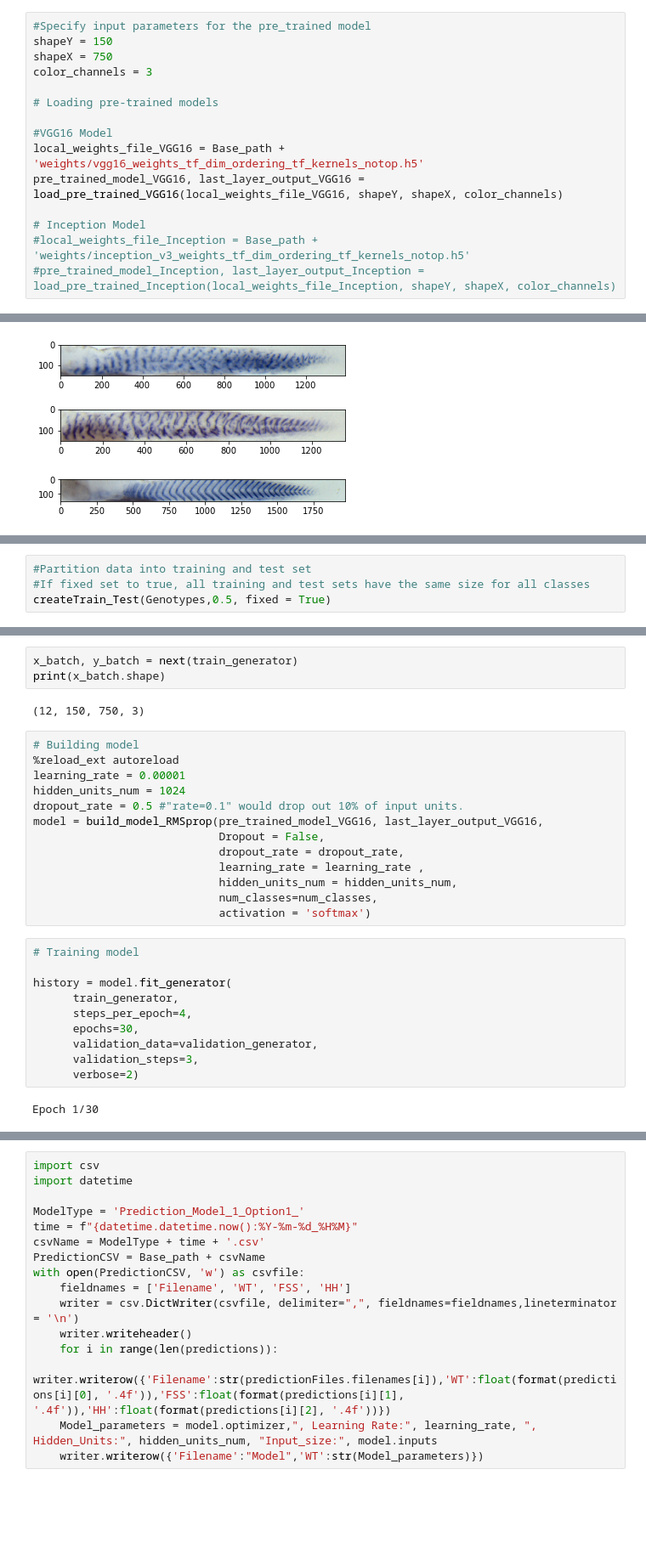
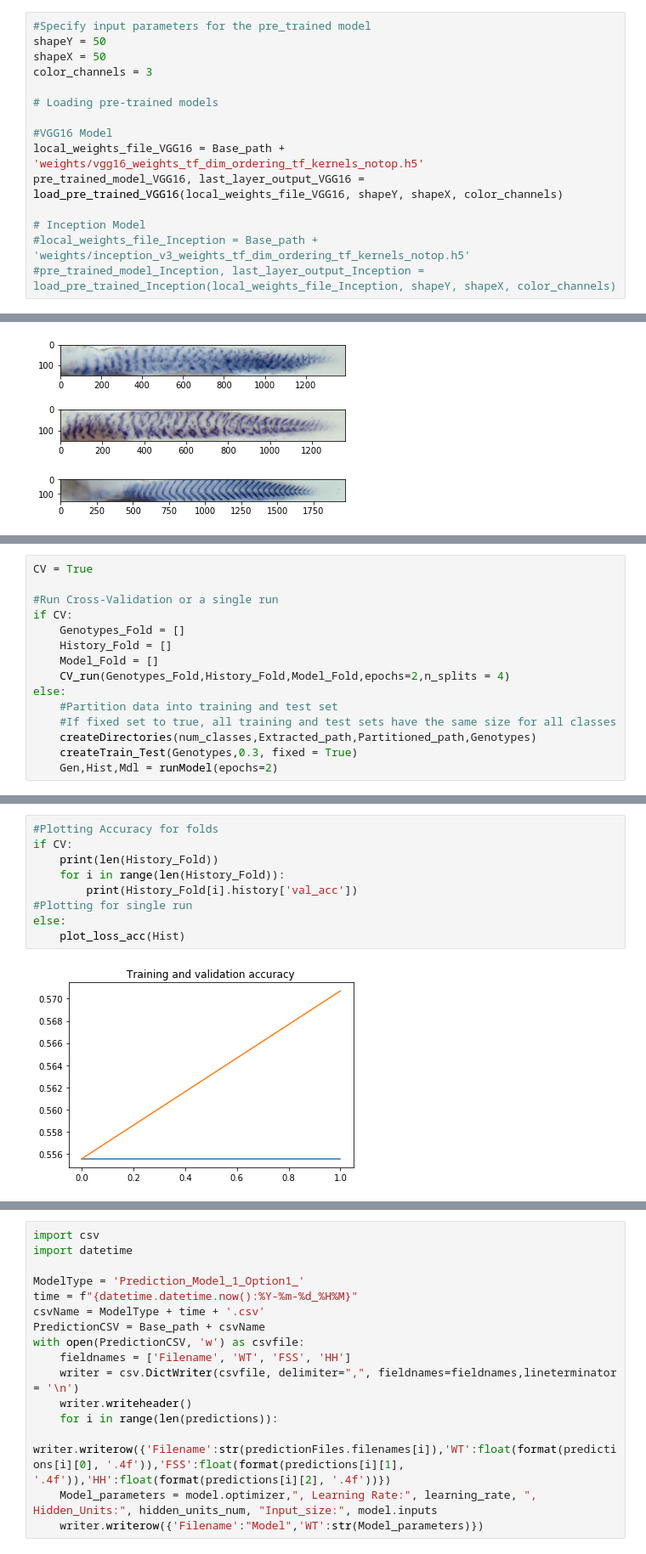
Before and after one commit to Kac1509/ZebrafishClassifier, a Jupyter notebook: Classifier.ipynb, the cells around one changed output, grey strips where cells are left out. Shown at 85% size. Drawn from its saved outputs; the diff is of its cells as text; blank space fills up the shorter version.

Commit message:
Added Cross-validation, some debuggin needed

```diff
--- a/Classifier.ipynb
+++ b/Classifier.ipynb
@@ -51,8 +48,8 @@ Prediction_path = Base_path + 'Predictions/'
 Validation_prediction_path = Base_path + 'Validation_Predictions/'
 # %%
 #Specify input parameters for the pre_trained model
-shapeY = 150
-shapeX = 750
+shapeY = 50
+shapeX = 50
 color_channels = 3
 
 # Loading pre-trained models
@@ -100,7 +178,18 @@ plt.imshow(Genotypes[2].images[0])
 # %%
-#Partition data into training and test set
-#If fixed set to true, all training and test sets have the same size for all classes
-createTrain_Test(Genotypes,0.5, fixed = True)
+CV = True
+
+#Run Cross-Validation or a single run
+if CV:
+    Genotypes_Fold = []
+    History_Fold = []
+    Model_Fold = []
+    CV_run(Genotypes_Fold,History_Fold,Model_Fold,epochs=2,n_splits = 4)
+else:
+    #Partition data into training and test set
+    #If fixed set to true, all training and test sets have the same size for all classes
+    createDirectories(num_classes,Extracted_path,Partitioned_path,Genotypes)
+    createTrain_Test(Genotypes,0.3, fixed = True)
+    Gen,Hist,Mdl = runModel(epochs=2)
 # %% [output]
 31
 76
@@ -130,30 +199,11 @@ Found 45 images belonging to 3 classes.
-# %%
-x_batch, y_batch = next(train_generator)
-print(x_batch.shape)
-# %% [output]
-(12, 150, 750, 3)
-# %%
-# Building model
-%reload_ext autoreload
-learning_rate = 0.00001
-hidden_units_num = 1024
-dropout_rate = 0.5 #"rate=0.1" would drop out 10% of input units.
-model = build_model_RMSprop(pre_trained_model_VGG16, last_layer_output_VGG16,
-                            Dropout = False,
-                            dropout_rate = dropout_rate,
-                            learning_rate = learning_rate ,
-                            hidden_units_num = hidden_units_num,
-                            num_classes=num_classes,
-                            activation = 'softmax')
-# %%
-# Training model
-
-history = model.fit_generator(
-      train_generator,
-      steps_per_epoch=4,
-      epochs=30,
-      validation_data=validation_generator,
-      validation_steps=3,
-      verbose=2)
-# %% [output]
-Epoch 1/30
+# %%
+#Plotting Accuracy for folds
+if CV:
+    print(len(History_Fold))
+    for i in range(len(History_Fold)):
+        print(History_Fold[i].history['val_acc'])
+#Plotting for single run
+else:
+    plot_loss_acc(Hist)
+# %% [output]
+[figure, added]
```
Also changed, not shown: parts of 11 cells of this notebook, 3 other files.
